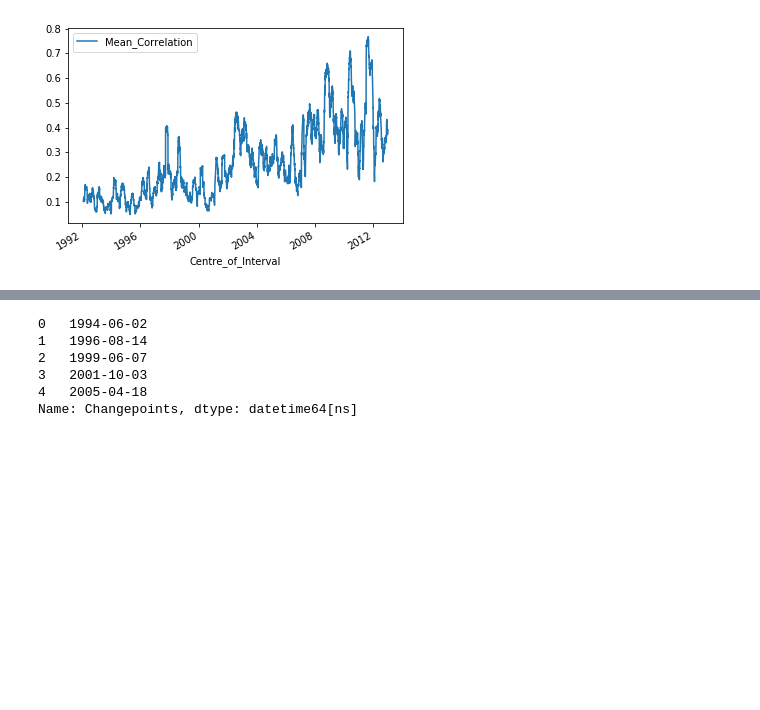
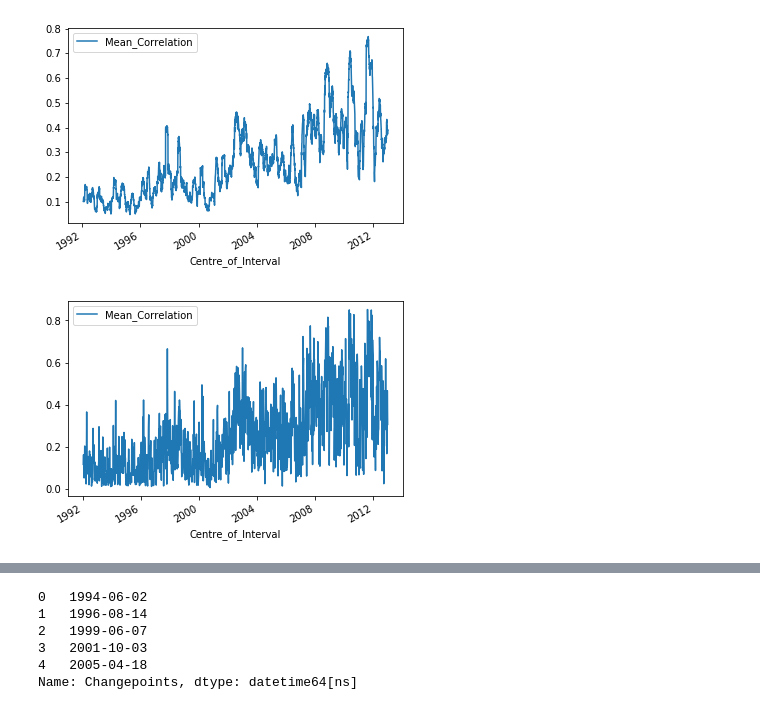
Before and after one commit to TobiasW1891/GLE-Market-Correlation, a Jupyter notebook: 1D Time Series.ipynb, the cells around one changed output, grey strips where cells are left out. Drawn from its saved outputs; the diff is of its cells as text; code cells hidden in the pictures; blank space fills up the shorter version.

Commit message:
Updated export of fifth day time series data

```diff
--- a/1D Time Series.ipynb
+++ b/1D Time Series.ipynb
@@ -310,2 +310,9 @@ DF_Export_Martin.to_csv("Financial_Time_Series_Centered_Interval.csv")
 # %% [output]
 [figure]
+# %%
+DF_Export_Fifth = pd.DataFrame(data = {"Centre_of_Interval": FifthDay_Center,
+                                        "Mean_Correlation":Corr_array_Fifth })
+DF_Export_Fifth.plot(x = "Centre_of_Interval", y = "Mean_Correlation")
+DF_Export_Fifth.to_csv("Financial_Time_Series_Centered_Interval__weekly.csv")
+# %% [output]
+[figure, added]
```
Also changed, not shown: parts of 3 cells of this notebook.
